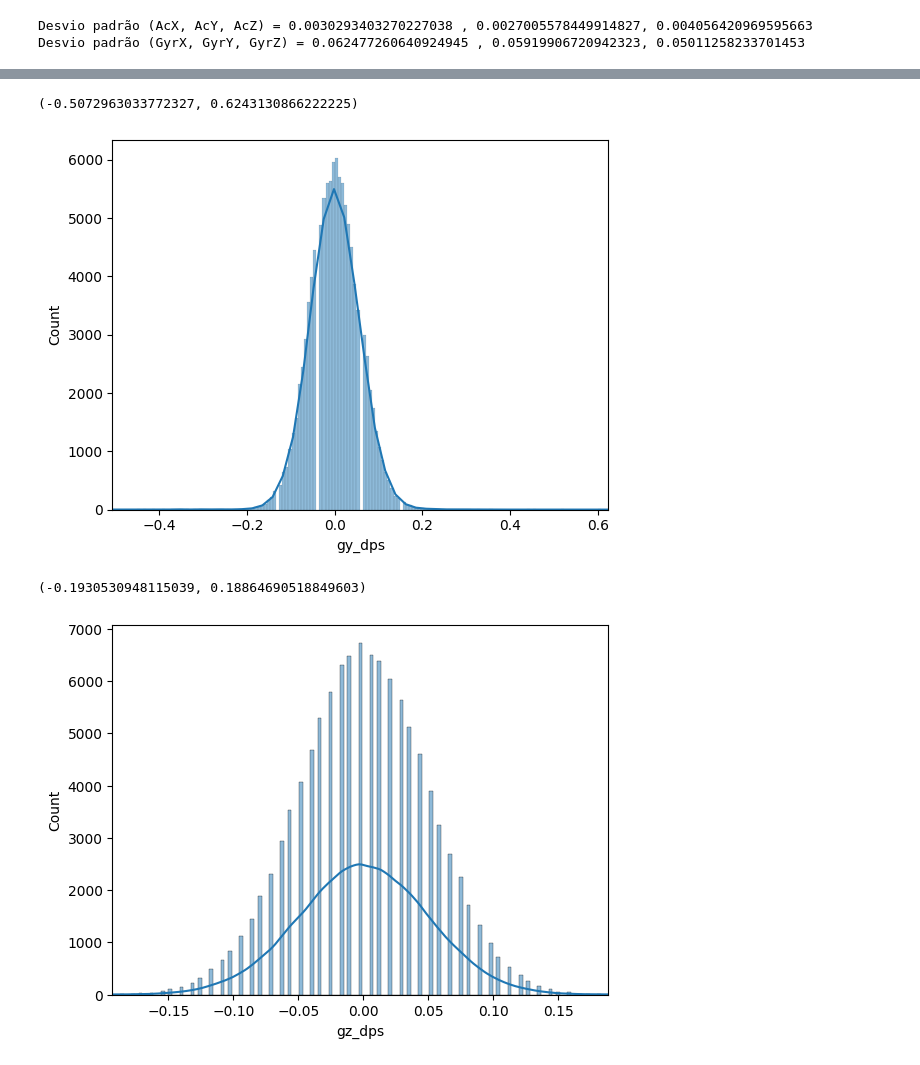
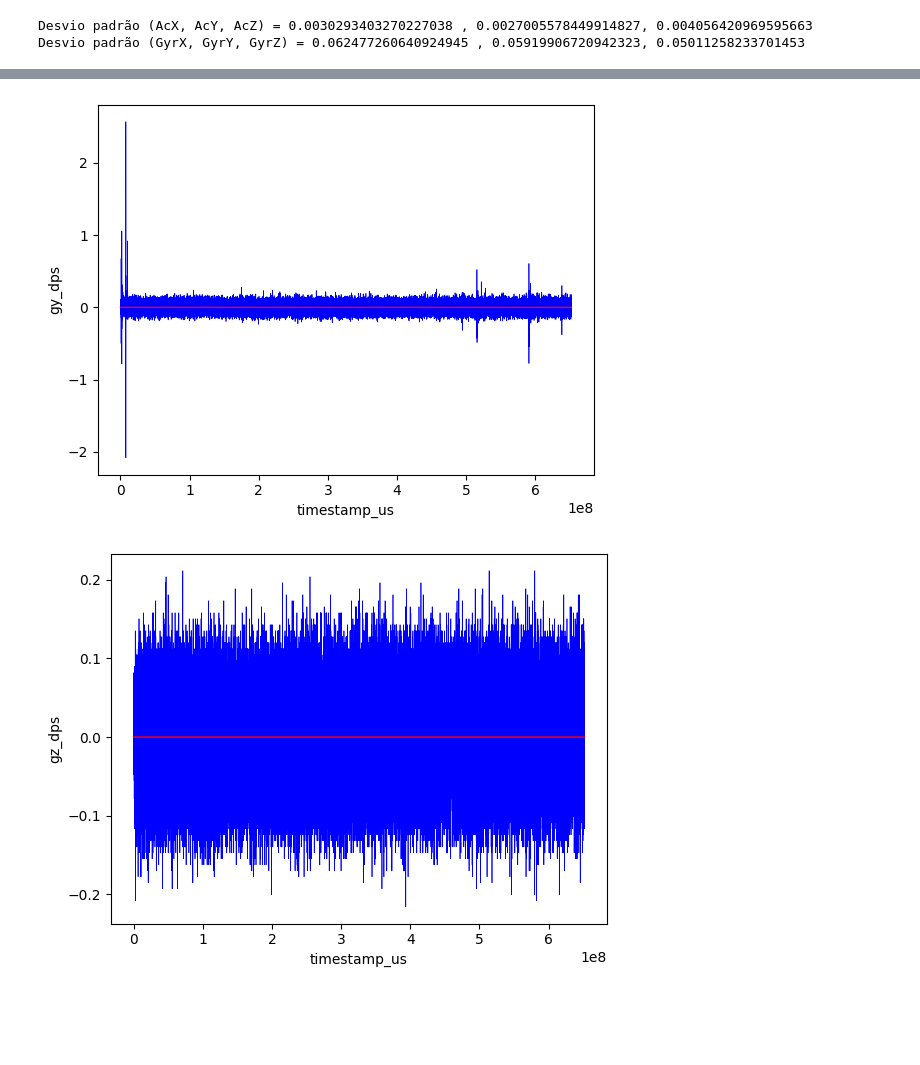
Before and after one commit to alexandrelpgillet/ESP-MPU6050-, a Jupyter notebook: analyse_data/statisic.ipynb, the cells around one changed output, grey strips where cells are left out. Saved outputs shown, nothing was run; the diff lists cells and outputs as text; code cells hidden in the pictures; blank space fills up the shorter version.

Commit message:
swich histoplot por lineplot and update readme

```diff
--- a/analyse_data/statisic.ipynb
+++ b/analyse_data/statisic.ipynb
@@ -9,6 +9,7 @@ df_mpu6050 = pd.read_csv("../serial-read/dados_mpu6050.csv")
 # %%
 
 print("Informações do DataFrame")
+df_mpu6050["value_spect"]=0;
 print(df_mpu6050.info())
 # %% [output]
 Informações do DataFrame
@@ -235,20 +213,14 @@ plt.xlim(xmin, xmax)
 # %%
-ymin = np.percentile(df_mpu6050_fixed["gy_dps"], 0.01)
-ymax = np.percentile(df_mpu6050_fixed["gy_dps"], 99.99)
+sns.lineplot(data=df_mpu6050_fixed, x="timestamp_us", y="gy_dps", linewidth=0.5, color="blue")
+sns.lineplot(data=df_mpu6050_fixed, x="timestamp_us", y="value_spect", linewidth=1, color="red")
 
-sns.histplot(data=df_mpu6050_fixed , x="gy_dps", kde=True)
-
-plt.xlim(ymin, ymax)
+plt.savefig("./img/gy_dps_fixed.png")
 # %% [output]
-(-0.5072963033772327, 0.6243130866222225)
-[figure, old version]
+[figure, new version]
 # %%
-zmin = np.percentile(df_mpu6050_fixed["gz_dps"], 0.01)
-zmax = np.percentile(df_mpu6050_fixed["gz_dps"], 99.99)
+sns.lineplot(data=df_mpu6050_fixed, x="timestamp_us", y="gz_dps", linewidth=0.5, color="blue")
+sns.lineplot(data=df_mpu6050_fixed, x="timestamp_us", y="value_spect", linewidth=1, color="red")
 
-sns.histplot(data=df_mpu6050_fixed , x="gz_dps", kde=True)
-
-plt.xlim(zmin, zmax)
+plt.savefig("./img/gz_dps_fixed.png")
 # %% [output]
-(-0.1930530948115039, 0.18864690518849603)
-[figure, old version]
+[figure, new version]
```
Also changed, not shown: parts of 13 cells of this notebook, 12 other files.
